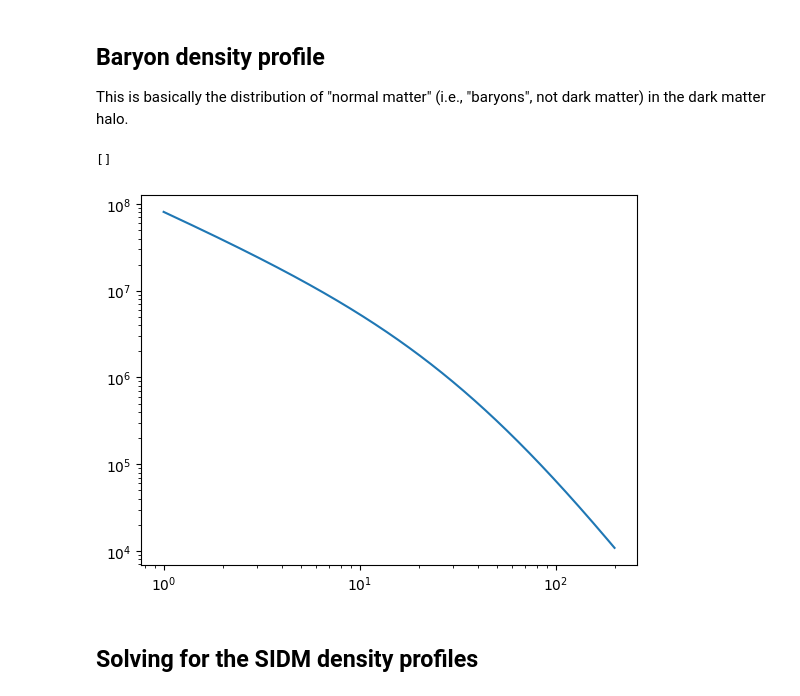
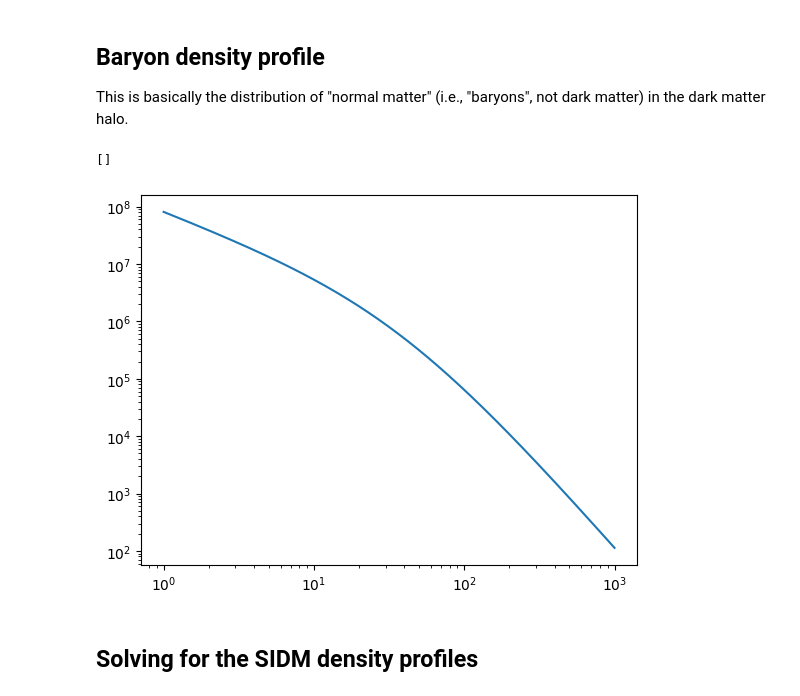
Before and after one commit to jhod0/sidm_halos, a Jupyter notebook: Notebooks/01 Example for Lucas.ipynb, the cells around one changed output. Cells and saved outputs as stored; diff of their text form; code cells hidden in the pictures.

```diff
--- a/Notebooks/01 Example for Lucas.ipynb
+++ b/Notebooks/01 Example for Lucas.ipynb
@@ -40,12 +38,12 @@ concentration_baryons = 8
 baryon_density = OuterNFW(mass_baryons, concentration_baryons, z=redshift, mdef=mdef)
 # %%
 # radii in kpc
-rs = np.logspace(0, 2.3, 1001)
+rs = np.logspace(0, 3, 1001)
 plt.plot(rs, baryon_density.density_3d(rs))
 plt.loglog()
 # %% [output]
 []
-[figure, old version]
+[figure, new version]
 # %% [markdown]
 ## Solving for the SIDM density profiles
 # %%
```
Also changed, not shown: parts of 2 cells of this notebook.
